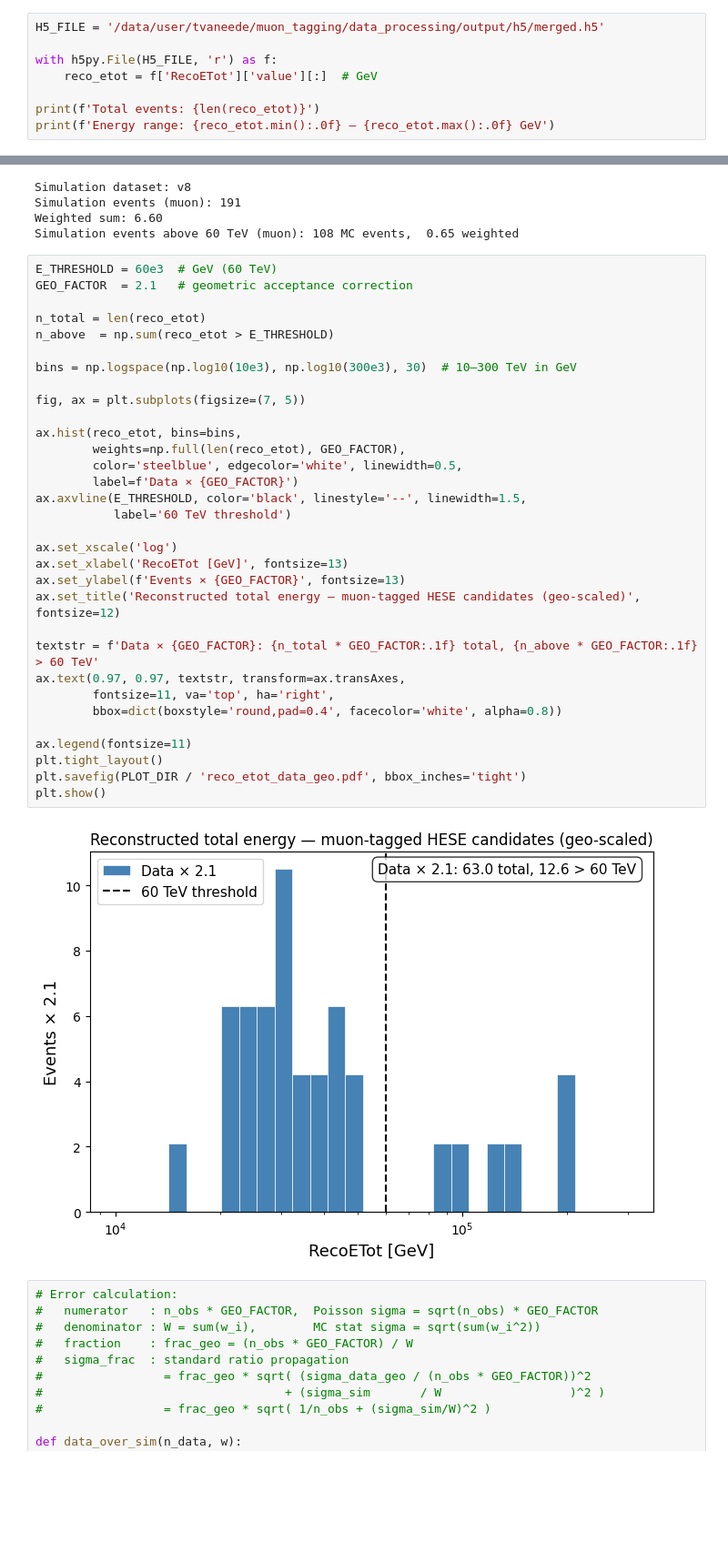
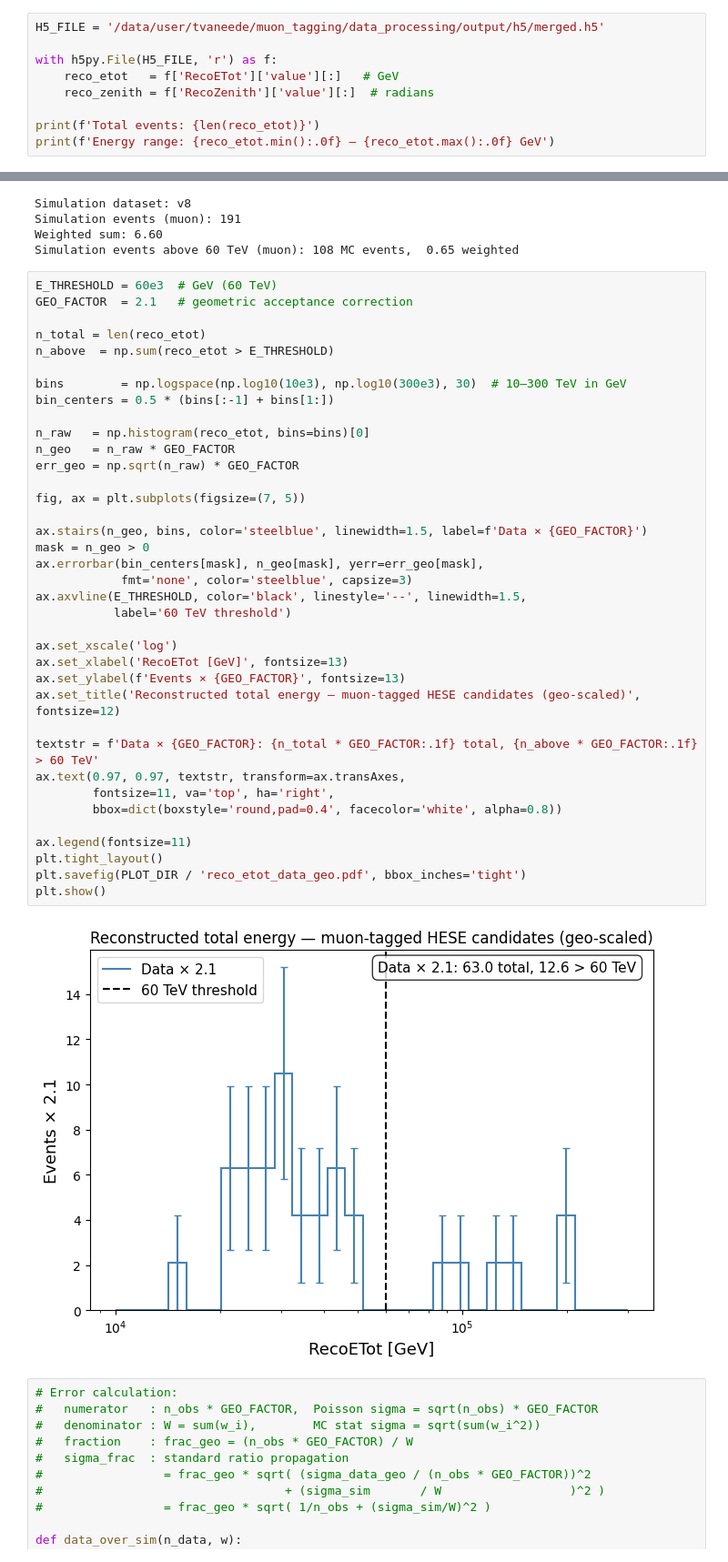
Before and after one commit to tjuanve/muon_tagging_summer_project, a Jupyter notebook: notebooks/muon_tag_analysis.ipynb, the cells around one changed output, grey strips where cells are left out. Shown at 91% size. Saved outputs shown, nothing was run; the diff lists cells and outputs as text; blank space fills up the shorter version.

```diff
--- a/notebooks/muon_tag_analysis.ipynb
+++ b/notebooks/muon_tag_analysis.ipynb
@@ -11,7 +11,8 @@ PLOT_DIR.mkdir(exist_ok=True)
 H5_FILE = '/data/user/tvaneede/muon_tagging/data_processing/output/h5/merged.h5'
 
 with h5py.File(H5_FILE, 'r') as f:
-    reco_etot = f['RecoETot']['value'][:]  # GeV
+    reco_etot   = f['RecoETot']['value'][:]   # GeV
+    reco_zenith = f['RecoZenith']['value'][:]  # radians
 
 print(f'Total events: {len(reco_etot)}')
 print(f'Energy range: {reco_etot.min():.0f} – {reco_etot.max():.0f} GeV')
@@ -62,37 +63,42 @@ Simulation events above 60 TeV (muon): 108 MC events,  0.65 weighted
 # %%
 E_THRESHOLD = 60e3  # GeV (60 TeV)
 GEO_FACTOR  = 2.1   # geometric acceptance correction
 
 n_total = len(reco_etot)
 n_above  = np.sum(reco_etot > E_THRESHOLD)
 
-bins = np.logspace(np.log10(10e3), np.log10(300e3), 30)  # 10–300 TeV in GeV
+bins        = np.logspace(np.log10(10e3), np.log10(300e3), 30)  # 10–300 TeV in GeV
+bin_centers = 0.5 * (bins[:-1] + bins[1:])
+
+n_raw   = np.histogram(reco_etot, bins=bins)[0]
+n_geo   = n_raw * GEO_FACTOR
+err_geo = np.sqrt(n_raw) * GEO_FACTOR
 
 fig, ax = plt.subplots(figsize=(7, 5))
 
-ax.hist(reco_etot, bins=bins,
-        weights=np.full(len(reco_etot), GEO_FACTOR),
-        color='steelblue', edgecolor='white', linewidth=0.5,
-        label=f'Data × {GEO_FACTOR}')
+ax.stairs(n_geo, bins, color='steelblue', linewidth=1.5, label=f'Data × {GEO_FACTOR}')
+mask = n_geo > 0
+ax.errorbar(bin_centers[mask], n_geo[mask], yerr=err_geo[mask],
+            fmt='none', color='steelblue', capsize=3)
 ax.axvline(E_THRESHOLD, color='black', linestyle='--', linewidth=1.5,
            label='60 TeV threshold')
 
 ax.set_xscale('log')
 ax.set_xlabel('RecoETot [GeV]', fontsize=13)
 ax.set_ylabel(f'Events × {GEO_FACTOR}', fontsize=13)
 ax.set_title('Reconstructed total energy — muon-tagged HESE candidates (geo-scaled)', fontsize=12)
 
 textstr = f'Data × {GEO_FACTOR}: {n_total * GEO_FACTOR:.1f} total, {n_above * GEO_FACTOR:.1f} > 60 TeV'
 ax.text(0.97, 0.97, textstr, transform=ax.transAxes,
         fontsize=11, va='top', ha='right',
         bbox=dict(boxstyle='round,pad=0.4', facecolor='white', alpha=0.8))
 
 ax.legend(fontsize=11)
 plt.tight_layout()
 plt.savefig(PLOT_DIR / 'reco_etot_data_geo.pdf', bbox_inches='tight')
 plt.show()
 # %% [output]
-[figure, old version]
+[figure, new version]
 # %%
 # Error calculation:
 #   numerator   : n_obs * GEO_FACTOR,  Poisson sigma = sqrt(n_obs) * GEO_FACTOR
```
Also changed, not shown: parts of 5 cells of this notebook, 20 other files.
